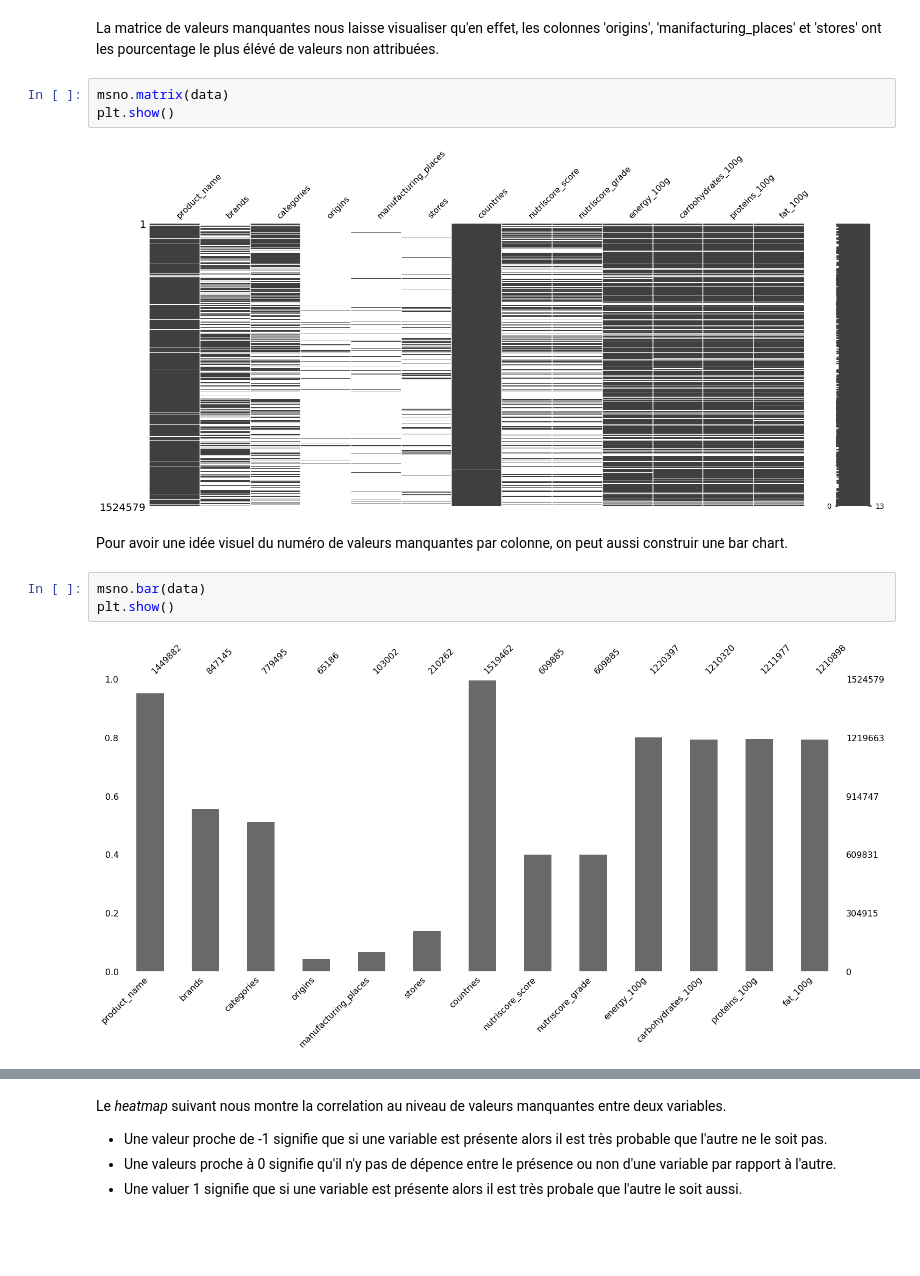
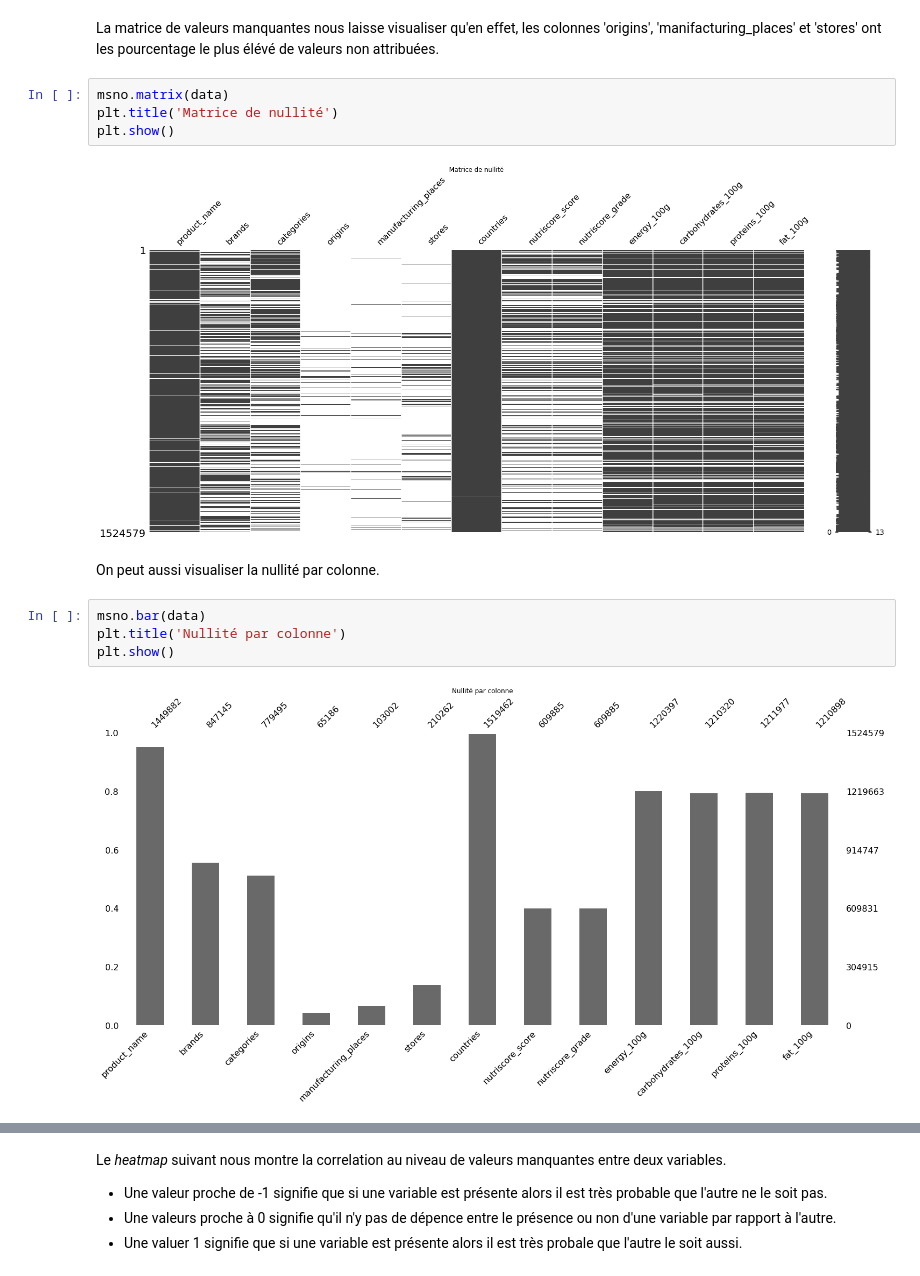
Before and after one commit to Alonso-Celis/PSante_celis_alonso, a Jupyter notebook: PSanté_01_notebooknettoyage.ipynb, the cells around one changed output, grey strips where cells are left out. Saved outputs shown, nothing was run; the diff lists cells and outputs as text; blank space fills up the shorter version.

```diff
--- a/PSanté_01_notebooknettoyage.ipynb
+++ b/PSanté_01_notebooknettoyage.ipynb
@@ -101,13 +119,15 @@ dtype: float64
 La matrice de valeurs manquantes nous laisse visualiser qu'en effet, les colonnes 'origins', 'manifacturing_places' et 'stores' ont les pourcentage le plus élévé de valeurs non attribuées.
 # %%
 msno.matrix(data)
+plt.title('Matrice de nullité')
 plt.show()
 # %% [output]
-[figure, old version]
+[figure, new version]
-# %% [markdown]
-Pour avoir une idée visuel du numéro de valeurs manquantes par colonne, on peut aussi construir une bar chart.
+# %% [markdown]
+On peut aussi visualiser la nullité par colonne.
 # %%
 msno.bar(data)
+plt.title('Nullité par colonne')
 plt.show()
 # %% [output]
-[figure, old version]
+[figure, new version]
```
Also changed, not shown: parts of 25 cells of this notebook.
